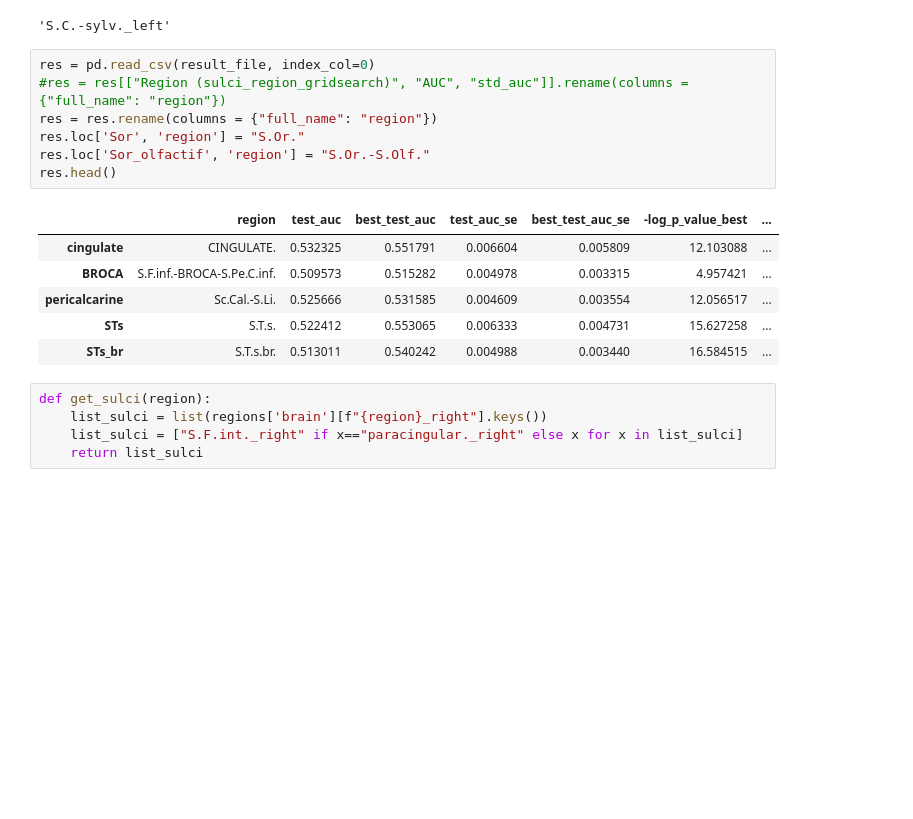
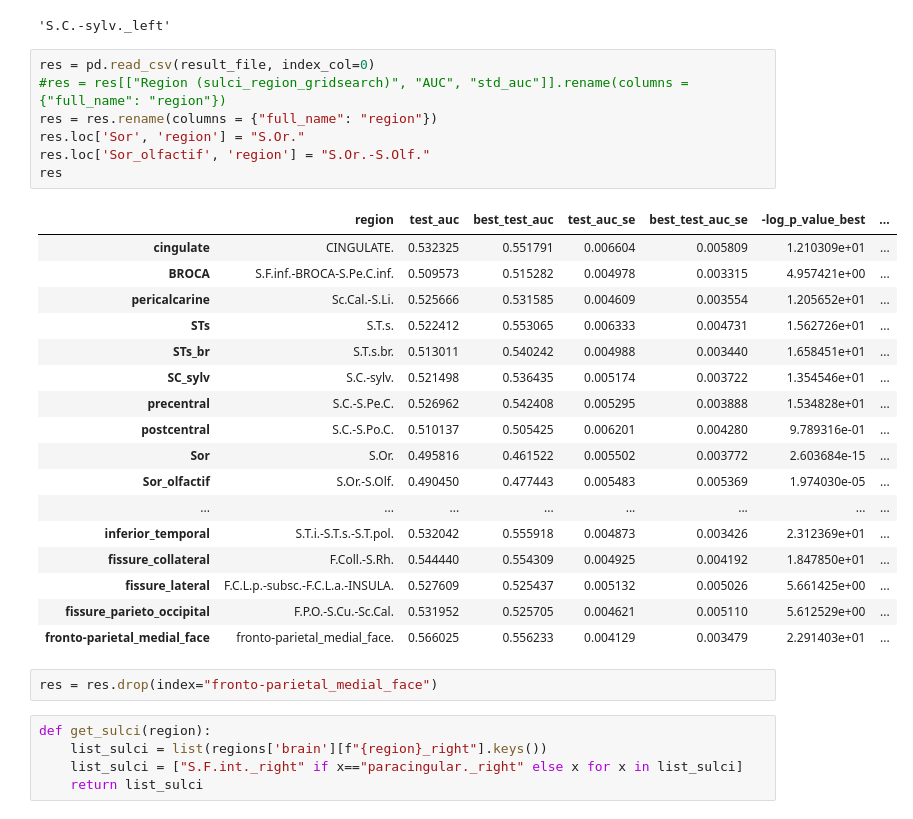
Before and after one commit to neurospin-projects/2023_agaudin_jchavas_folding_supervised, a Jupyter notebook: contrastive/notebooks/visualize_schizophrene_results.ipynb, the cells around one changed output. Drawn from its saved outputs; the diff is of its cells as text; blank space fills up the shorter version.

```diff
--- a/contrastive/notebooks/visualize_schizophrene_results.ipynb
+++ b/contrastive/notebooks/visualize_schizophrene_results.ipynb
@@ -50,17 +50,30 @@ next(iter(regions['brain']))
 # %%
 res = pd.read_csv(result_file, index_col=0)
 #res = res[["Region (sulci_region_gridsearch)", "AUC", "std_auc"]].rename(columns = {"full_name": "region"})
 res = res.rename(columns = {"full_name": "region"})
 res.loc['Sor', 'region'] = "S.Or."
 res.loc['Sor_olfactif', 'region'] = "S.Or.-S.Olf."
-res.head()
+res
 # %% [output]
 |  | region | test_auc | best_test_auc | test_auc_se | best_test_auc_se | -log_p_value_best | ... |
-| cingulate | CINGULATE. | 0.532325 | 0.551791 | 0.006604 | 0.005809 | 12.103088 | ... |
-| BROCA | S.F.inf.-BROCA-S.Pe.C.inf. | 0.509573 | 0.515282 | 0.004978 | 0.003315 | 4.957421 | ... |
-| pericalcarine | Sc.Cal.-S.Li. | 0.525666 | 0.531585 | 0.004609 | 0.003554 | 12.056517 | ... |
-| STs | S.T.s. | 0.522412 | 0.553065 | 0.006333 | 0.004731 | 15.627258 | ... |
-| STs_br | S.T.s.br. | 0.513011 | 0.540242 | 0.004988 | 0.003440 | 16.584515 | ... |
+| cingulate | CINGULATE. | 0.532325 | 0.551791 | 0.006604 | 0.005809 | 1.210309e+01 | ... |
+| BROCA | S.F.inf.-BROCA-S.Pe.C.inf. | 0.509573 | 0.515282 | 0.004978 | 0.003315 | 4.957421e+00 | ... |
+| pericalcarine | Sc.Cal.-S.Li. | 0.525666 | 0.531585 | 0.004609 | 0.003554 | 1.205652e+01 | ... |
+| STs | S.T.s. | 0.522412 | 0.553065 | 0.006333 | 0.004731 | 1.562726e+01 | ... |
+| STs_br | S.T.s.br. | 0.513011 | 0.540242 | 0.004988 | 0.003440 | 1.658451e+01 | ... |
+| SC_sylv | S.C.-sylv. | 0.521498 | 0.536435 | 0.005174 | 0.003722 | 1.354546e+01 | ... |
+| precentral | S.C.-S.Pe.C. | 0.526962 | 0.542408 | 0.005295 | 0.003888 | 1.534828e+01 | ... |
+| postcentral | S.C.-S.Po.C. | 0.510137 | 0.505425 | 0.006201 | 0.004280 | 9.789316e-01 | ... |
+| Sor | S.Or. | 0.495816 | 0.461522 | 0.005502 | 0.003772 | 2.603684e-15 | ... |
+| Sor_olfactif | S.Or.-S.Olf. | 0.490450 | 0.477443 | 0.005483 | 0.005369 | 1.974030e-05 | ... |
+| ... | ... | ... | ... | ... | ... | ... | ... |
+| inferior_temporal | S.T.i.-S.T.s.-S.T.pol. | 0.532042 | 0.555918 | 0.004873 | 0.003426 | 2.312369e+01 | ... |
+| fissure_collateral | F.Coll.-S.Rh. | 0.544440 | 0.554309 | 0.004925 | 0.004192 | 1.847850e+01 | ... |
+| fissure_lateral | F.C.L.p.-subsc.-F.C.L.a.-INSULA. | 0.527609 | 0.525437 | 0.005132 | 0.005026 | 5.661425e+00 | ... |
+| fissure_parieto_occipital | F.P.O.-S.Cu.-Sc.Cal. | 0.531952 | 0.525705 | 0.004621 | 0.005110 | 5.612529e+00 | ... |
+| fronto-parietal_medial_face | fronto-parietal_medial_face. | 0.566025 | 0.556233 | 0.004129 | 0.003479 | 2.291403e+01 | ... |
+# %%
+res = res.drop(index="fronto-parietal_medial_face")
 # %%
 def get_sulci(region):
     list_sulci = list(regions['brain'][f"{region}_right"].keys())
```
Also changed, not shown: parts of 10 cells of this notebook, 2 other files.
